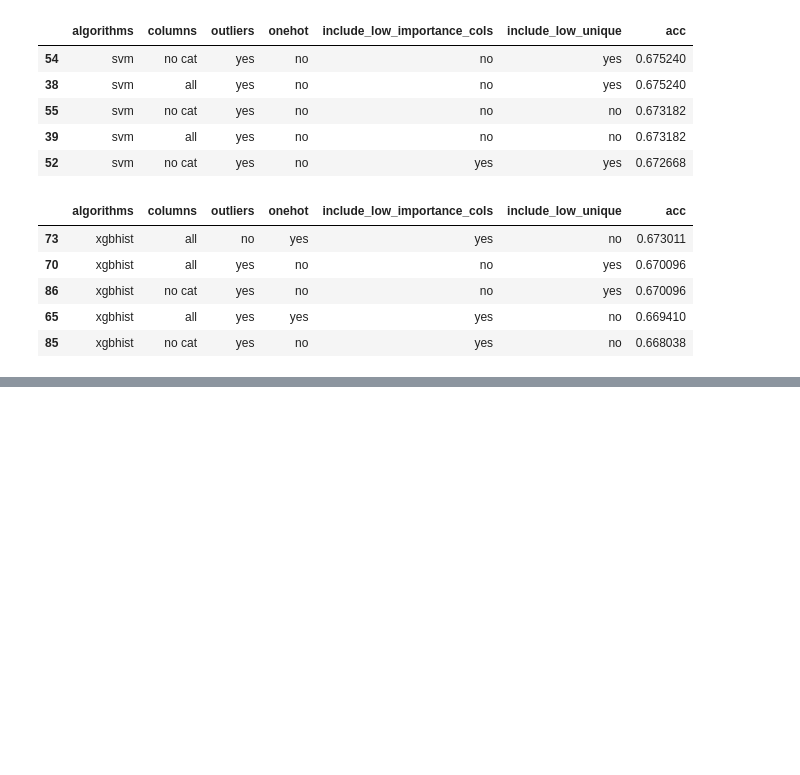
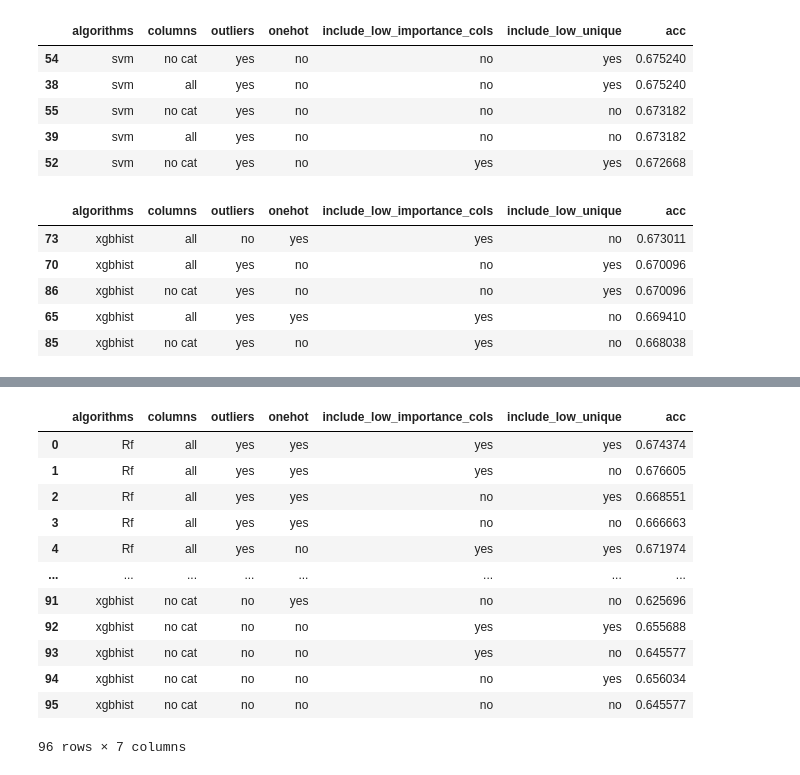
Before and after one commit to Rumoa/MADSAD-competition, a Jupyter notebook: run_lab_experiments.ipynb, the cells around one changed output, grey strips where cells are left out. Drawn from its saved outputs; the diff is of its cells as text; code cells hidden in the pictures; blank space fills up the shorter version.

```diff
--- a/run_lab_experiments.ipynb
+++ b/run_lab_experiments.ipynb
@@ -115,0 +163,12 @@ options[options['algorithms'] == "xgbhist"].sort_values("acc", ascending=False).
+# %%
+results = []
+for i in range(len(list_of_options)):
+    print(dict(zip(names,list_of_options[i])))
+    out, out_mean = train_with_options(df_train, df_test, list_of_options[i], ncv=10)
+    results.append(out_mean)
+
+res = {'acc': results}
+b = pd.DataFrame(res)
+options["acc"] = results
+import joblib
+joblib.dump(options, "Temp/dataframe_10cv_rf_svm_xgb.joblib")
@@ -115,0 +194,16 @@ options[options['algorithms'] == "xgbhist"].sort_values("acc", ascending=False).
+# %%
+options
+# %% [output]
+|  | algorithms | columns | outliers | onehot | include_low_importance_cols | include_low_unique | acc |
+| 0 | Rf | all | yes | yes | yes | yes | 0.674374 |
+| 1 | Rf | all | yes | yes | yes | no | 0.676605 |
+| 2 | Rf | all | yes | yes | no | yes | 0.668551 |
+| 3 | Rf | all | yes | yes | no | no | 0.666663 |
+| 4 | Rf | all | yes | no | yes | yes | 0.671974 |
+| ... | ... | ... | ... | ... | ... | ... | ... |
+| 91 | xgbhist | no cat | no | yes | no | no | 0.625696 |
+| 92 | xgbhist | no cat | no | no | yes | yes | 0.655688 |
+| 93 | xgbhist | no cat | no | no | yes | no | 0.645577 |
+| 94 | xgbhist | no cat | no | no | no | yes | 0.656034 |
+| 95 | xgbhist | no cat | no | no | no | no | 0.645577 |
+96 rows × 7 columns
```
Also changed, not shown: parts of 5 cells of this notebook, 6 other files.
